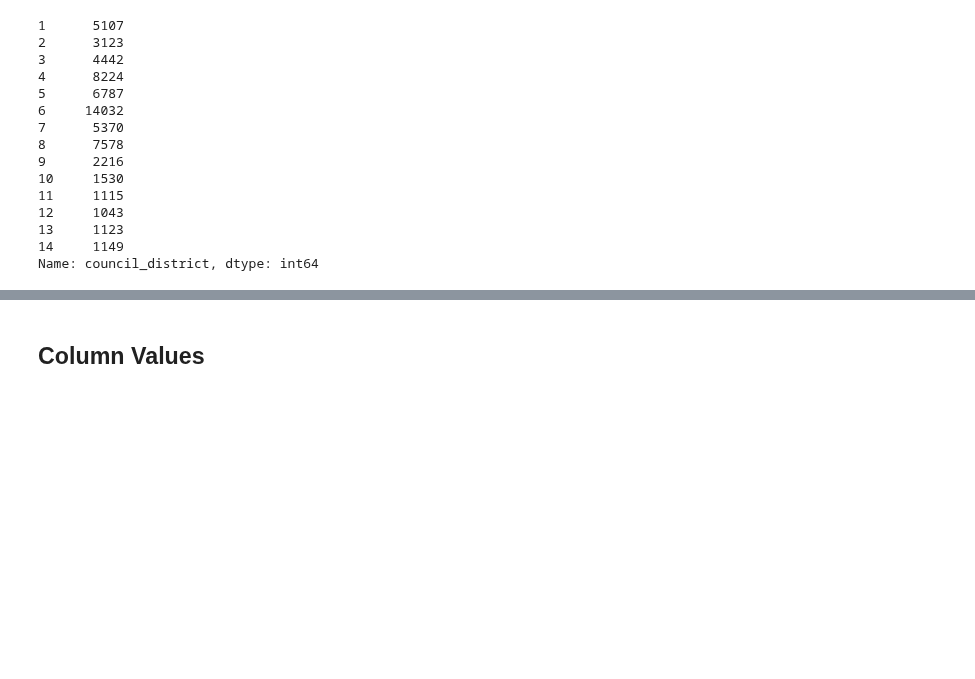
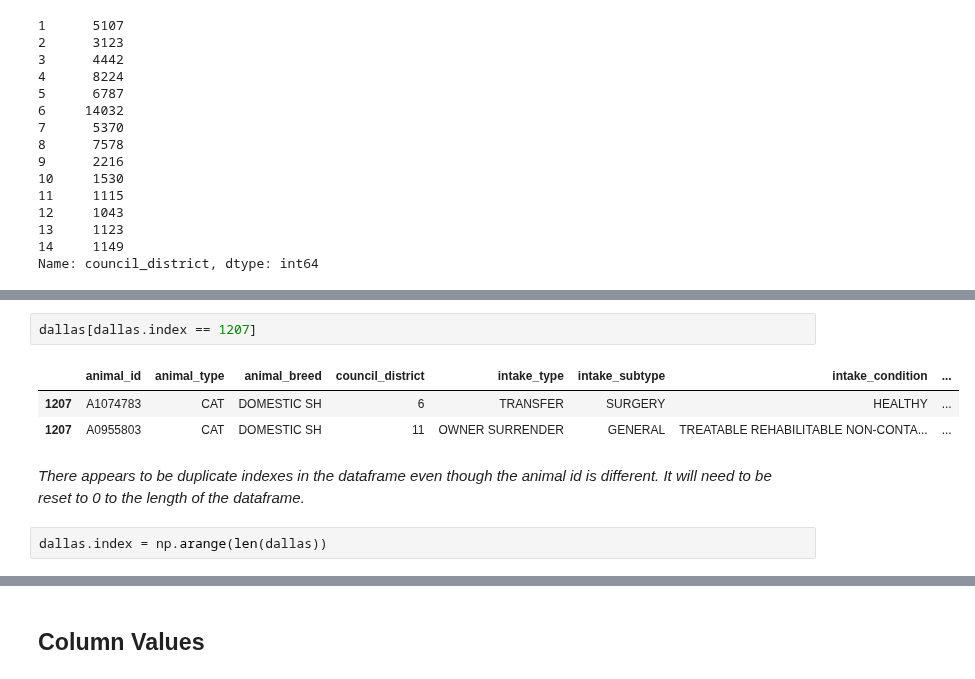
Before and after one commit to cwong690/Dallas-Paws, a Jupyter notebook: dallas_animals.ipynb, the cells around one changed output, grey strips where cells are left out. Cells and saved outputs as stored; diff of their text form; blank space fills up the shorter version.

```diff
--- a/dallas_animals.ipynb
+++ b/dallas_animals.ipynb
@@ -327,0 +347,10 @@ Name: council_district, dtype: int64
+# %%
+dallas[dallas.index == 1207]
+# %% [output]
+|  | animal_id | animal_type | animal_breed | council_district | intake_type | intake_subtype | intake_condition | ... |
+| 1207 | A1074783 | CAT | DOMESTIC SH | 6 | TRANSFER | SURGERY | HEALTHY | ... |
+| 1207 | A0955803 | CAT | DOMESTIC SH | 11 | OWNER SURRENDER | GENERAL | TREATABLE REHABILITABLE NON-CONTA... | ... |
+# %% [markdown]
+_There appears to be duplicate indexes in the dataframe even though the animal id is different. It will need to be reset to 0 to the length of the dataframe._
+# %%
+dallas.index = np.arange(len(dallas))
```
Also changed, not shown: parts of 8 cells of this notebook.
